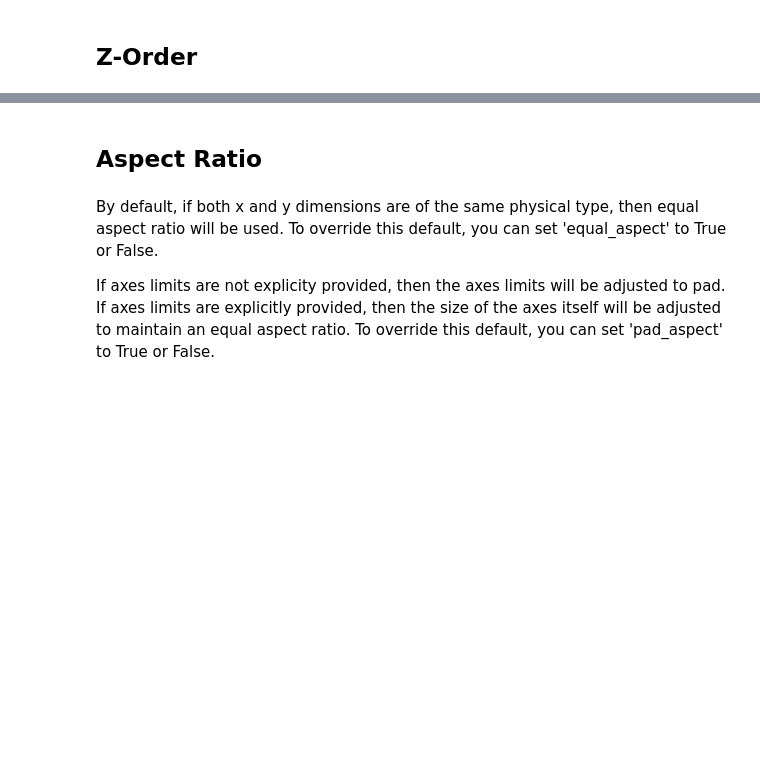
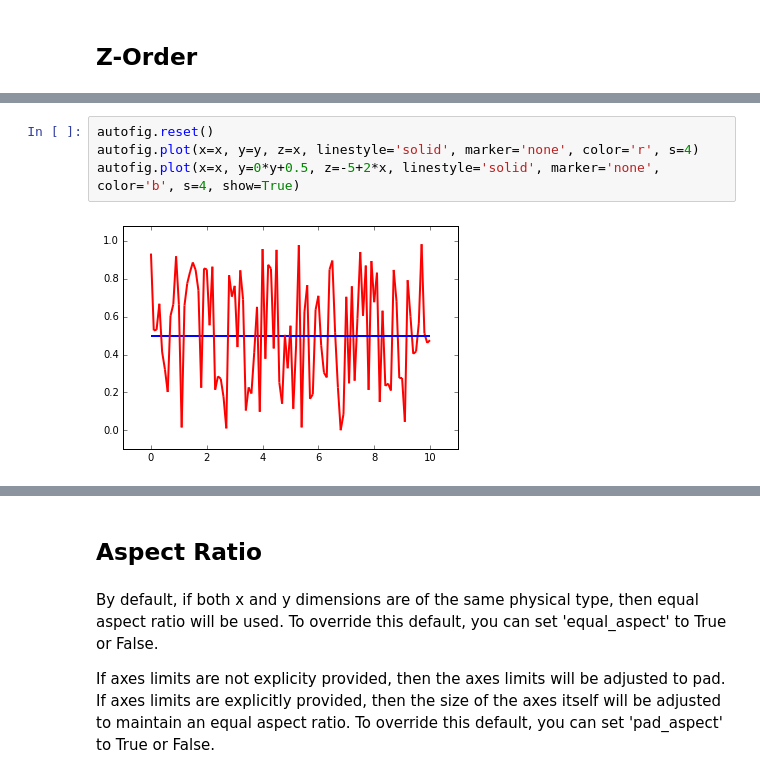
Before and after one commit to kecnry/autofig, a Jupyter notebook: examples/autofig_basics.ipynb, the cells around one changed output, grey strips where cells are left out. Drawn from its saved outputs; the diff is of its cells as text; blank space fills up the shorter version.

```diff
--- a/examples/autofig_basics.ipynb
+++ b/examples/autofig_basics.ipynb
@@ -236,0 +251,6 @@ autofig.plot(x=x, y=y, z=-4+10*y, c='blue', marker='o', s=4, linestyle='none', s
+# %%
+autofig.reset()
+autofig.plot(x=x, y=y, z=x, linestyle='solid', marker='none', color='r', s=4)
+autofig.plot(x=x, y=0*y+0.5, z=-5+2*x, linestyle='solid', marker='none', color='b', s=4, show=True)
+# %% [output]
+[figure, added]
```
Also changed, not shown: parts of 46 cells of this notebook.
